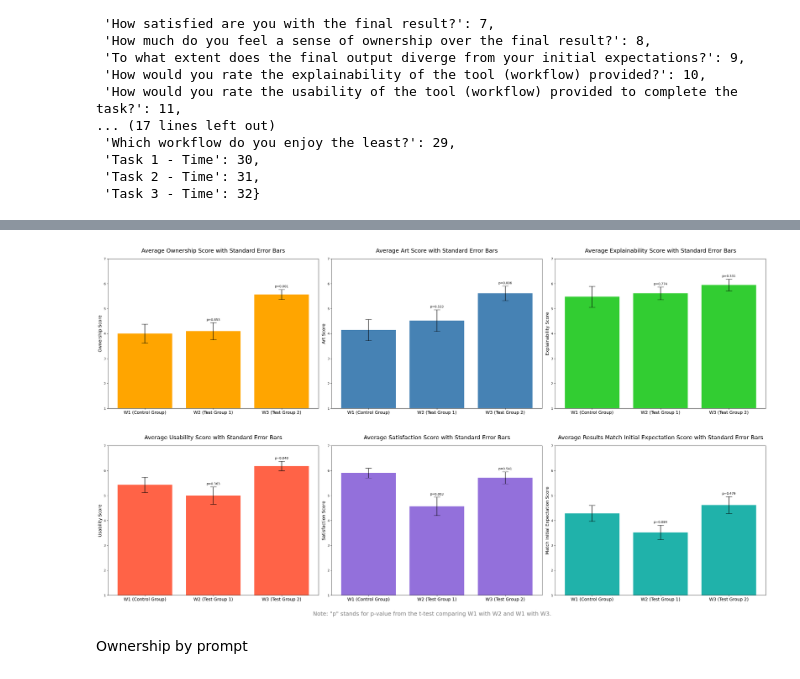
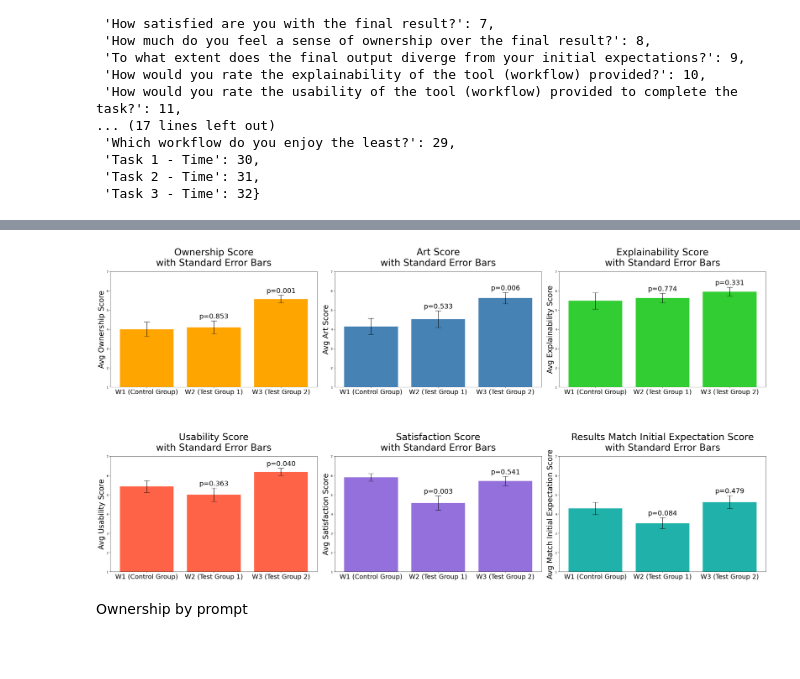
Before and after one commit to iamkaikai/LACE, a Jupyter notebook: analysis/Encoder analysis/plot.ipynb, the cells around one changed output, grey strips where cells are left out. Drawn from its saved outputs; the diff is of its cells as text; code cells hidden in the pictures; blank space fills up the shorter version.

```diff
--- a/analysis/Encoder analysis/plot.ipynb
+++ b/analysis/Encoder analysis/plot.ipynb
@@ -280,7 +278,7 @@ col_name_index_pairs
 import matplotlib.pyplot as plt
 import numpy as np
 
-tasks = ['W1 (Sampler with Text Prompt)', 'W2 (Multiple Samplers with Text Prompt)', 'W3 (LACE with Text and Image Prompt)']
+tasks = ['W1 (Signle Sampler with Text Prompt)', 'W2 (Multiple Samplers with Text Prompt)', 'W3 (LACE with Text and Image Prompt)']
 t1_satisfied_df = df.iloc[:,7]
 t2_satisfied_df = df.iloc[:,14]
 t3_satisfied_df = df.iloc[:,21]
@@ -325,7 +323,7 @@ task_positions = np.arange(len(metrics))
 bar_width = 0.25  # Adjust width to fit your style
 
 # Create a plot
-fig, ax = plt.subplots(figsize=(20, 9))
+fig, ax = plt.subplots(figsize=(19, 9))
 
 # Plot horizontal bars for each task
 for i, (task, avg, color) in enumerate(zip(tasks, averages, colors)):
@@ -345,16 +343,16 @@ for i, (p_w1_w2, p_w1_w3) in enumerate(zip(p_values_w1_w2, p_values_w1_w3)):
     # ax.text(mean_w3 + 0.15, i + 0.23, f'p={p_w1_w3:.3f}', fontsize=10, color='silver', ha='center')
 
     # Annotate mean value of each metric
-    ax.text(mean_w1 - 0.08, i - 0.3, f'{mean_w1:.2f}', fontsize=10, color='gray', ha='center')
-    ax.text(mean_w2 - 0.08, i - 0.04, f'{mean_w2:.2f}', fontsize=10, color='white', ha='center')
-    ax.text(mean_w3 - 0.08, i + 0.215, f'{mean_w3:.2f}', fontsize=10, color='white', ha='center')
+    ax.text(mean_w1 - 0.1, i - 0.3, f'{mean_w1:.2f}', fontsize=13, color='gray', ha='center')
+    ax.text(mean_w2 - 0.1, i - 0.04, f'{mean_w2:.2f}', fontsize=13, color='white', ha='center')
+    ax.text(mean_w3 - 0.1, i + 0.215, f'{mean_w3:.2f}', fontsize=13, color='white', ha='center')
 
 # Set the y-labels, title, and legend
 ax.set_yticks(task_positions)
-ax.set_yticklabels(metrics, fontsize=14)
-ax.set_xlabel('Average Scores', fontsize=16)
-ax.set_title('Comparison of Different Metrics Across Tasks', fontsize=18)
-ax.legend(loc='upper right', bbox_to_anchor=(1, 0.15), title='Tasks', fontsize=11)
+ax.set_yticklabels(metrics, fontsize=18)
+ax.set_xlabel('Average Scores', fontsize=18)
+ax.set_title('Comparison of Different Metrics Across Tasks', fontsize=24, pad=30)
+ax.legend(loc='upper right', bbox_to_anchor=(1, -0.1), title='Tasks', fontsize=18)
 
 ax.set_xlim(0, 7)
 
@@ -366,7 +364,7 @@ plt.show()
 from scipy import stats
 
 # Create a figure with four subplots, two rows and two columns
-fig, ((ax1, ax2, ax3), (ax4, ax5, ax6)) = plt.subplots(nrows=2, ncols=3, figsize=(30, 16))
+fig, ((ax1, ax2, ax3), (ax4, ax5, ax6)) = plt.subplots(nrows=2, ncols=3, figsize=(32, 16))
 
 # Plot for Ownership
 ownership_means = [t1_ownership_df.mean(), t2_ownership_df.mean(), t3_ownership_df.mean()]
@@ -390,108 +388,113 @@ divergence_sems = [stats.sem(t1_divergence_df), stats.sem(t2_divergence_df), sta
 
 tasks = ['W1 (Control Group)', 'W2 (Test Group 1)', 'W3 (Test Group 2)']
 task_positions = np.arange(len(tasks))
+font_size_title = 32
+font_size_p_values = 23
+font_size_labels_x = 22
+font_size_labels_y = 25
+
 
 
 # ax1 - ownership -----------------------------------
 ax1.bar(task_positions, ownership_means, yerr=ownership_sems, align='center', alpha=1, ecolor='black', capsize=10, color='orange')
-ax1.set_ylabel('Ownership Score', fontsize=14)
+ax1.set_ylabel('Avg Ownership Score', fontsize=font_size_labels_y)
 ax1.set_ylim(1, 7)
 ax1.set_xticks(task_positions)
-ax1.set_xticklabels(tasks, fontsize=14)
-ax1.set_title('Average Ownership Score with Standard Error Bars', fontsize=18, pad=20)
+ax1.set_xticklabels(tasks, fontsize=font_size_labels_x)
+ax1.set_title('Ownership Score\nwith Standard Error Bars', fontsize=font_size_title, pad=20)
 p_values_ownership = [
     stats.ttest_ind(t1_ownership_df, t2_ownership_df).pvalue,
     stats.ttest_ind(t1_ownership_df, t3_ownership_df).pvalue
 ]
 for i in range(1, len(task_positions)):
-    ax1.text(i, ownership_means[i] + ownership_sems[i] + 0.05, f'p={p_values_ownership[i-1]:.3f}', ha='center', va='bottom')
+    ax1.text(i, ownership_means[i] + ownership_sems[i] + 0.05, f'p={p_values_ownership[i-1]:.3f}', ha='center', va='bottom', fontsize=font_size_p_values)
 
 
 # ax2 - art -----------------------------------
 ax2.bar(task_positions, art_means, yerr=art_sems, align='center', alpha=1, ecolor='black', capsize=10, color='steelblue')
-ax2.set_ylabel('Art Score', fontsize=14)
+ax2.set_ylabel('Avg Art Score', fontsize=font_size_labels_y)
 ax2.set_ylim(1, 7)
 ax2.set_xticks(task_positions)
-ax2.set_xticklabels(tasks, fontsize=14)
-ax2.set_title('Average Art Score with Standard Error Bars', fontsize=18, pad=20)
+ax2.set_xticklabels(tasks, fontsize=font_size_labels_x)
+ax2.set_title('Art Score\nwith Standard Error Bars', fontsize=font_size_title, pad=20)
 p_values_art = [
     stats.ttest_ind(t1_art_df, t2_art_df).pvalue,
     stats.ttest_ind(t1_art_df, t3_art_df).pvalue
 ]
 for i in range(1, len(task_positions)):
-    ax2.text(i, art_means[i] + art_sems[i] + 0.05, f'p={p_values_art[i-1]:.3f}', ha='center', va='bottom')
+    ax2.text(i, art_means[i] + art_sems[i] + 0.05, f'p={p_values_art[i-1]:.3f}', ha='center', va='bottom', fontsize=font_size_p_values)
 
 
 # ax3 - explainability -----------------------------------
 ax3.bar(task_positions, explainability_means, yerr=explainability_sems, align='center', alpha=1, ecolor='black', capsize=10, color='limegreen')
-ax3.set_ylabel('Explainability Score', fontsize=14)
+ax3.set_ylabel('Avg Explainability Score', fontsize=font_size_labels_y)
 ax3.set_ylim(1, 7)
 ax3.set_xticks(task_positions)
-ax3.set_xticklabels(tasks, fontsize=14)
-ax3.set_title('Average Explainability Score with Standard Error Bars', fontsize=18, pad=20)
+ax3.set_xticklabels(tasks, fontsize=font_size_labels_x)
+ax3.set_title('Explainability Score\nwith Standard Error Bars', fontsize=font_size_title, pad=20)
 p_values_explainability = [
     stats.ttest_ind(t1_explainability_df, t2_explainability_df).pvalue,
     stats.ttest_ind(t1_explainability_df, t3_explainability_df).pvalue
 ]
 for i in range(1, len(task_positions)):
-    ax3.text(i, explainability_means[i] + explainability_sems[i] + 0.05, f'p={p_values_explainability[i-1]:.3f}', ha='center', va='bottom')
+    ax3.text(i, explainability_means[i] + explainability_sems[i] + 0.05, f'p={p_values_explainability[i-1]:.3f}', ha='center', va='bottom', fontsize=font_size_p_values)
 
 
 # ax4 - usability -----------------------------------
 ax4.bar(task_positions, usability_means, yerr=usability_sems, align='center', alpha=1, ecolor='black', capsize=10, color='tomato')
-ax4.set_ylabel('Usability Score', fontsize=14)
+ax4.set_ylabel('Avg Usability Score', fontsize=font_size_labels_y)
 ax4.set_ylim(1, 7)
 ax4.set_xticks(task_positions)
-ax4.set_xticklabels(tasks, fontsize=14)
-ax4.set_title('Average Usability Score with Standard Error Bars', fontsize=18, pad=20)
+ax4.set_xticklabels(tasks, fontsize=font_size_labels_x)
+ax4.set_title('Usability Score\nwith Standard Error Bars', fontsize=font_size_title, pad=20)
 p_values_usability = [
     stats.ttest_ind(t1_usability_df, t2_usability_df).pvalue,
     stats.ttest_ind(t1_usability_df, t3_usability_df).pvalue
 ]
 for i in range(1, len(task_positions)):
-    ax4.text(i, usability_means[i] + usability_sems[i] + 0.05, f'p={p_values_usability[i-1]:.3f}', ha='center', va='bottom')
+    ax4.text(i, usability_means[i] + usability_sems[i] + 0.05, f'p={p_values_usability[i-1]:.3f}', ha='center', va='bottom', fontsize=font_size_p_values)
 
 
 # ax5 - satisfaction -----------------------------------
 p_values_satisfaction = [
     stats.ttest_ind(t1_satisfied_df, t2_satisfied_df).pvalue,
     stats.ttest_ind(t1_satisfied_df, t3_satisfied_df).pvalue
 ]
 for i in range(1, len(task_positions)):
-    ax5.text(i, satisfaction_means[i] + satisfaction_sems[i] + 0.05, f'p={p_values_satisfaction[i-1]:.3f}', ha='center', va='bottom')
+    ax5.text(i, satisfaction_means[i] + satisfaction_sems[i] + 0.05, f'p={p_values_satisfaction[i-1]:.3f}', ha='center', va='bottom', fontsize=font_size_p_values)
 ax5.bar(task_positions, satisfaction_means, yerr=satisfaction_sems, align='center', alpha=1, ecolor='black', capsize=10, color='mediumpurple')
-ax5.set_ylabel('Satisfaction Score', fontsize=14)
+ax5.set_ylabel('Avg Satisfaction Score', fontsize=font_size_labels_y)
 ax5.set_ylim(1, 7)
 ax5.set_xticks(task_positions)
-ax5.set_xticklabels(tasks, fontsize=14)
-ax5.set_title('Average Satisfaction Score with Standard Error Bars', fontsize=18, pad=20)
+ax5.set_xticklabels(tasks, fontsize=font_size_labels_x)
+ax5.set_title('Satisfaction Score\nwith Standard Error Bars', fontsize=font_size_title, pad=20)
 
 
 # ax6 - divergence -----------------------------------
 p_values_divergence = [
     stats.ttest_ind(t1_divergence_df, t2_divergence_df).pvalue,
     stats.ttest_ind(t1_divergence_df, t3_divergence_df).pvalue
 ]
 for i in range(1, len(task_positions)):
-    ax6.text(i, divergence_means[i] + divergence_sems[i] + 0.05, f'p={p_values_divergence[i-1]:.3f}', ha='center', va='bottom')
+    ax6.text(i, divergence_means[i] + divergence_sems[i] + 0.05, f'p={p_values_divergence[i-1]:.3f}', ha='center', va='bottom', fontsize=font_size_p_values)
 ax6.bar(task_positions, divergence_means, yerr=divergence_sems, align='center', alpha=1, ecolor='black', capsize=10, color='lightseagreen')
-ax6.set_ylabel('Match Initial Expectation Score', fontsize=14)
+ax6.set_ylabel('Avg Match Initial Expectation Score', fontsize=font_size_labels_y)
 ax6.set_ylim(1, 7)
 ax6.set_xticks(task_positions)
-ax6.set_xticklabels(tasks, fontsize=14)
-ax6.set_title('Average Results Match Initial Expectation Score with Standard Error Bars', fontsize=18, pad=20)
+ax6.set_xticklabels(tasks, fontsize=font_size_labels_x)
+ax6.set_title('Results Match Initial Expectation Score\nwith Standard Error Bars', fontsize=font_size_title, pad=20)
 
 
-# Adding a note about the p-values
-fig.text(0.5, -0.025, 'Note: "p" stands for p-value from the t-test comparing W1 with W2 and W1 with W3.', ha='center', va='center', fontsize=18, color='gray')
+# # Adding a note about the p-values
+# fig.text(0.5, -0.025, 'Note: "p" stands for p-value from the t-test comparing W1 with W2 and W1 with W3.', ha='center', va='center', fontsize=24, color='gray')
 
 
 # Adjust layout to prevent overlap
 plt.tight_layout()
-plt.subplots_adjust(hspace=0.25)
+plt.subplots_adjust(hspace=0.6)
 plt.show()
 # %% [output]
-[figure, old version]
+[figure, new version]
 # %% [markdown]
 Ownership by prompt
 # %%
```
Also changed, not shown: parts of 14 cells of this notebook, 9 other files.
